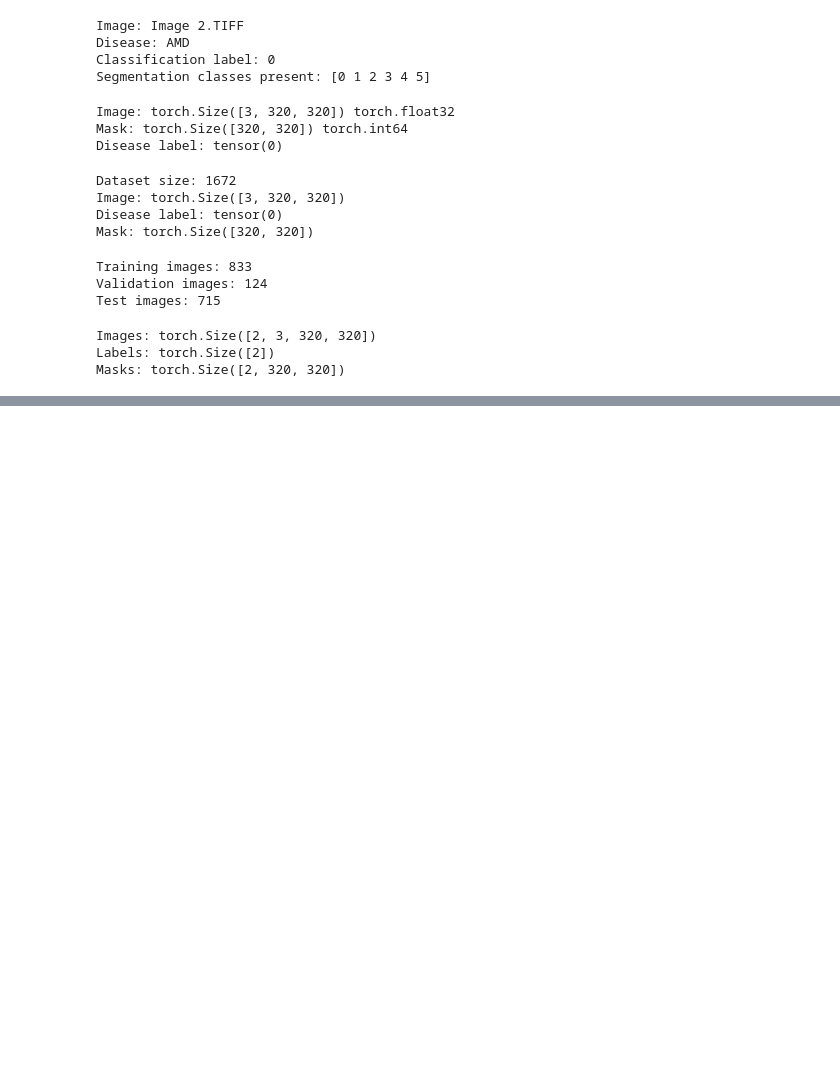
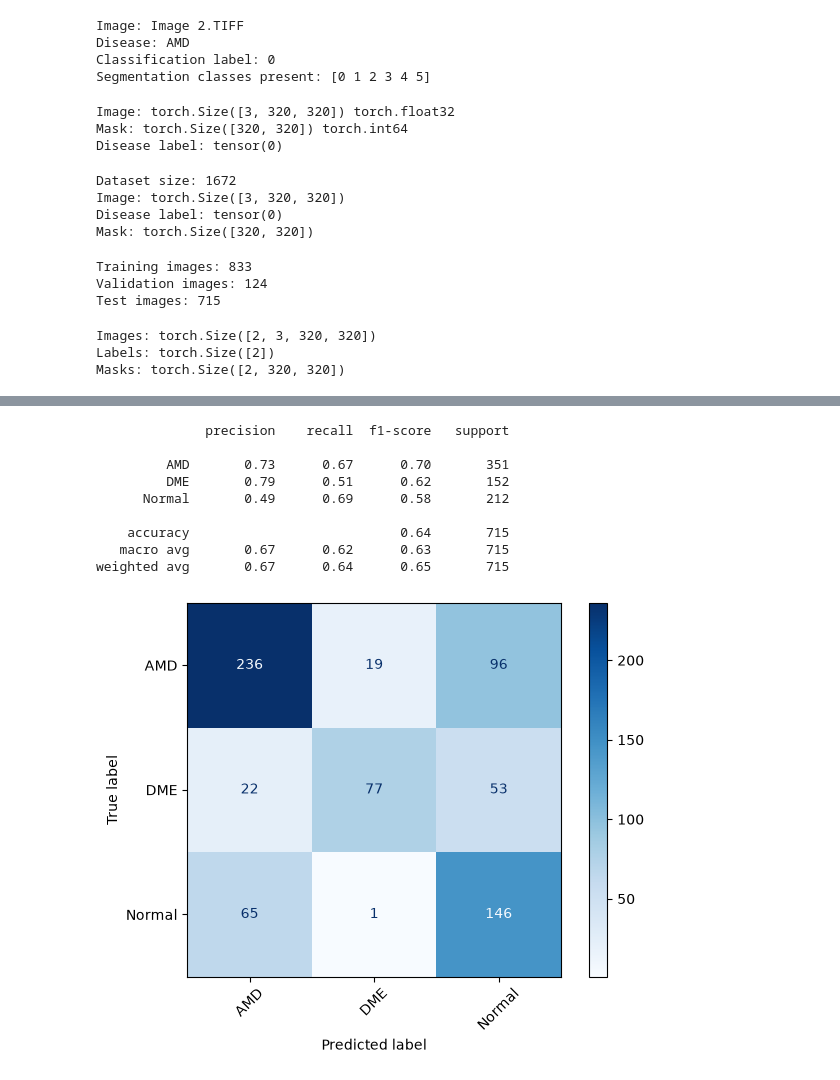
Before and after one commit to Upani-Gunathunga/FrameX-EN3160-CAMEL, a Jupyter notebook: CAMEL_reimplementation.ipynb, the cells around one changed output, grey strips where cells are left out. Cells and saved outputs as stored; diff of their text form; code cells hidden in the pictures; blank space fills up the shorter version.

Commit message:
Add CAMEL training and evaluation; keep model checkpoints local

```diff
--- a/CAMEL_reimplementation.ipynb
+++ b/CAMEL_reimplementation.ipynb
@@ -304,0 +437,14 @@ Note: you may need to restart the kernel to use updated packages.
+# %%
+classification_weight = 0.5
+segmentation_weight = 0.5
+
+#source for weights : original research paper
+
+total_loss = (
+    classification_weight * classification_loss
+    + segmentation_weight * segmentation_loss
+)
+
+print("Classification loss:", classification_loss.item())
+print("Segmentation loss:", segmentation_loss.item())
+print("Total loss:", total_loss.item())
@@ -304,0 +531,6 @@ Note: you may need to restart the kernel to use updated packages.
+# %%
+optimizer2 = torch.optim.SGD(
+    model.parameters(),
+    lr=0.1,
+    momentum=0
+)
@@ -304,0 +683,56 @@ Note: you may need to restart the kernel to use updated packages.
+# %%
+from sklearn.metrics import (
+    classification_report,
+    ConfusionMatrixDisplay,
+    confusion_matrix
+)
+
+model.eval()
+
+all_true_labels = []
+all_predictions = []
+
+with torch.no_grad():
+    for images, labels, masks in testloader:
+        images = images.to(device)
+
+        classification_output, segmentation_output = model(images)
+        predictions = classification_output.argmax(dim=1)
+
+        all_true_labels.extend(labels.tolist())
+        all_predictions.extend(predictions.cpu().tolist())
+
+class_names = dataset.class_names
+
+print(classification_report(
+    all_true_labels,
+    all_predictions,
+    labels=list(range(len(class_names))),
+    target_names=class_names,
+    zero_division=0
+))
+
+matrix = confusion_matrix(
+    all_true_labels,
+    all_predictions,
+    labels=list(range(len(class_names)))
+)
+
+ConfusionMatrixDisplay(
+    confusion_matrix=matrix,
+    display_labels=class_names
+).plot(xticks_rotation=45, cmap="Blues")
+
+plt.tight_layout()
+plt.show()
+# %% [output]
+              precision    recall  f1-score   support
+
+         AMD       0.73      0.67      0.70       351
+         DME       0.79      0.51      0.62       152
+      Normal       0.49      0.69      0.58       212
+
+    accuracy                           0.64       715
+   macro avg       0.67      0.62      0.63       715
+weighted avg       0.67      0.64      0.65       715
+[figure, added]
```
Also changed, not shown: parts of 56 cells of this notebook, 3 other files.
